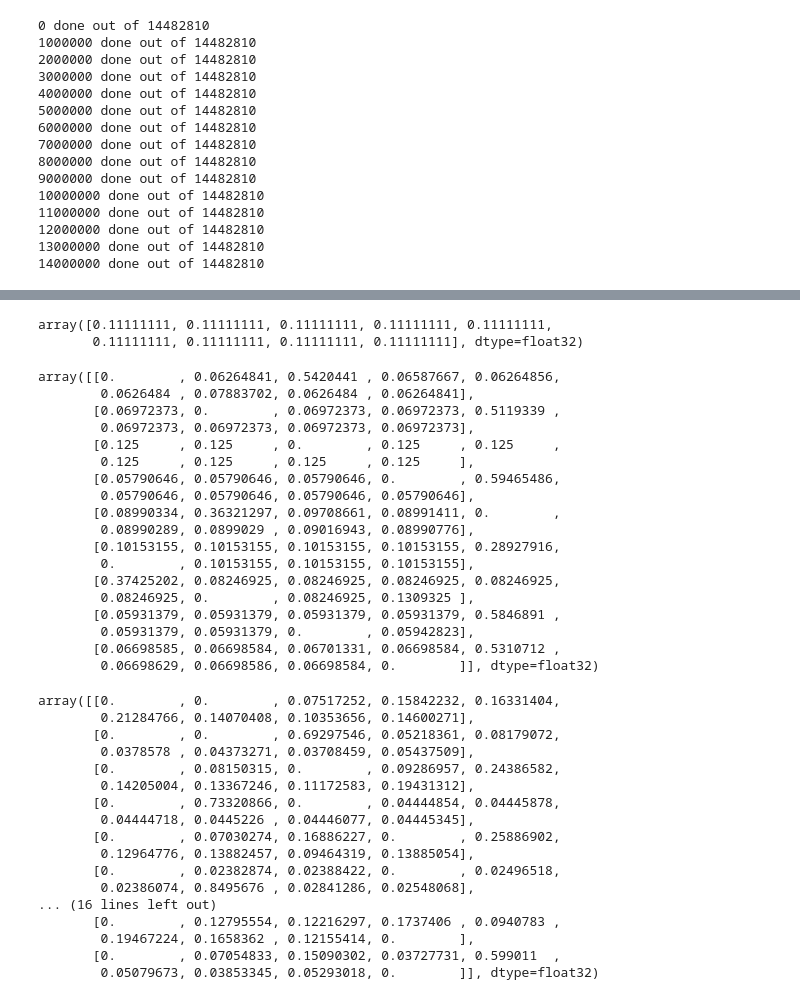
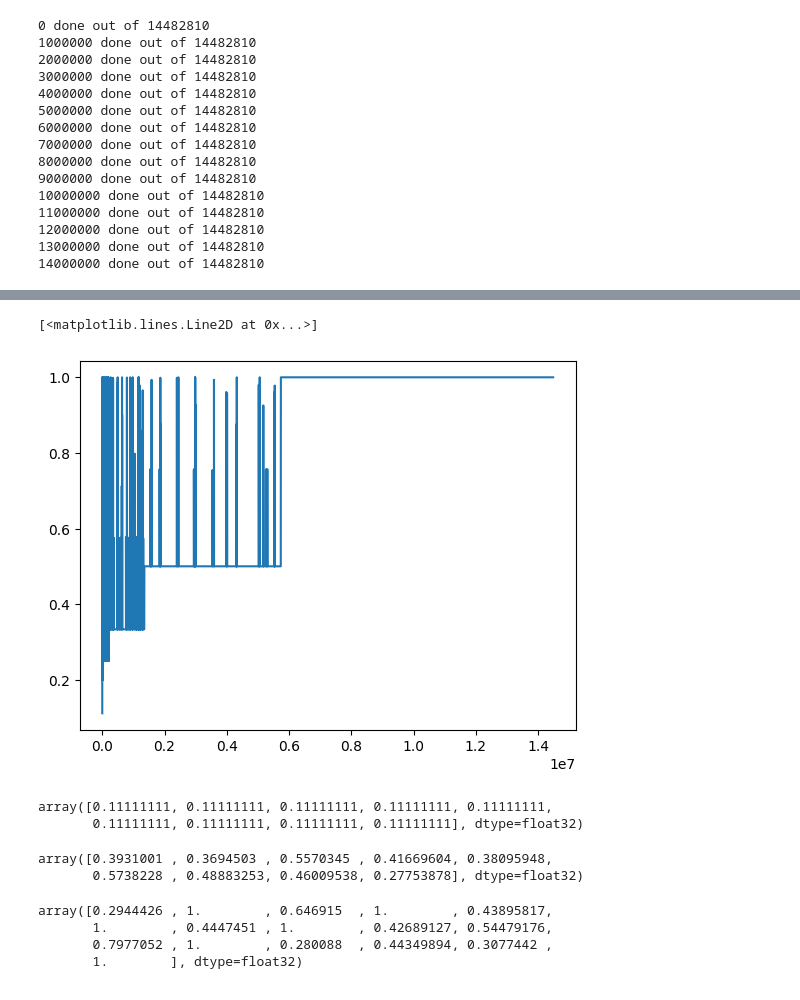
Before and after one commit to arnolds678/pttt-mcts, a Jupyter notebook: testing.ipynb, the cells around one changed output, grey strips where cells are left out. Cells and saved outputs as stored; diff of their text form; code cells hidden in the pictures.

```diff
--- a/testing.ipynb
+++ b/testing.ipynb
@@ -37,48 +83,25 @@ mcts.get_strategy(0, 'pttt-infosets/player0-infoset.txt')
 # %%
 strategy = np.load('pttt_pl0.npy')
+# %%
+import matplotlib.pyplot as plt
+plt.plot(strategy.max(axis=1))
+# %% [output]
+[<matplotlib.lines.Line2D at 0x...>]
+[figure, added]
 # %%
 strategy[0]
 # %% [output]
 array([0.11111111, 0.11111111, 0.11111111, 0.11111111, 0.11111111,
        0.11111111, 0.11111111, 0.11111111, 0.11111111], dtype=float32)
 # %%
-strategy[1:10]
+strategy[1:10].max(axis=1)
 # %% [output]
-array([[0.        , 0.06264841, 0.5420441 , 0.06587667, 0.06264856,
-        0.0626484 , 0.07883702, 0.0626484 , 0.06264841],
-       [0.06972373, 0.        , 0.06972373, 0.06972373, 0.5119339 ,
-        0.06972373, 0.06972373, 0.06972373, 0.06972373],
-       [0.125     , 0.125     , 0.        , 0.125     , 0.125     ,
-        0.125     , 0.125     , 0.125     , 0.125     ],
-       [0.05790646, 0.05790646, 0.05790646, 0.        , 0.59465486,
-        0.05790646, 0.05790646, 0.05790646, 0.05790646],
-       [0.08990334, 0.36321297, 0.09708661, 0.08991411, 0.        ,
-        0.08990289, 0.0899029 , 0.09016943, 0.08990776],
-       [0.10153155, 0.10153155, 0.10153155, 0.10153155, 0.28927916,
-        0.        , 0.10153155, 0.10153155, 0.10153155],
-       [0.37425202, 0.08246925, 0.08246925, 0.08246925, 0.08246925,
-        0.08246925, 0.        , 0.08246925, 0.1309325 ],
-       [0.05931379, 0.05931379, 0.05931379, 0.05931379, 0.5846891 ,
-        0.05931379, 0.05931379, 0.        , 0.05942823],
-       [0.06698585, 0.06698584, 0.06701331, 0.06698584, 0.5310712 ,
-        0.06698629, 0.06698586, 0.06698584, 0.        ]], dtype=float32)
+array([0.3931001 , 0.3694503 , 0.5570345 , 0.41669604, 0.38095948,
+       0.5738228 , 0.48883253, 0.46009538, 0.27753878], dtype=float32)
 # %%
-strategy[10:26]
+strategy[10:26].max(axis=1)
 # %% [output]
-array([[0.        , 0.        , 0.07517252, 0.15842232, 0.16331404,
-        0.21284766, 0.14070408, 0.10353656, 0.14600271],
-       [0.        , 0.        , 0.69297546, 0.05218361, 0.08179072,
-        0.0378578 , 0.04373271, 0.03708459, 0.05437509],
-       [0.        , 0.08150315, 0.        , 0.09286957, 0.24386582,
-        0.14205004, 0.13367246, 0.11172583, 0.19431312],
-       [0.        , 0.73320866, 0.        , 0.04444854, 0.04445878,
-        0.04444718, 0.0445226 , 0.04446077, 0.04445345],
-       [0.        , 0.07030274, 0.16886227, 0.        , 0.25886902,
-        0.12964776, 0.13882457, 0.09464319, 0.13885054],
-       [0.        , 0.02382874, 0.02388422, 0.        , 0.02496518,
-        0.02386074, 0.8495676 , 0.02841286, 0.02548068],
-... (16 lines left out)
-       [0.        , 0.12795554, 0.12216297, 0.1737406 , 0.0940783 ,
-        0.19467224, 0.1658362 , 0.12155414, 0.        ],
-       [0.        , 0.07054833, 0.15090302, 0.03727731, 0.599011  ,
-        0.05079673, 0.03853345, 0.05293018, 0.        ]], dtype=float32)
+array([0.2944426 , 1.        , 0.646915  , 1.        , 0.43895817,
+       1.        , 0.4447451 , 1.        , 0.42689127, 0.54479176,
+       0.7977052 , 1.        , 0.280088  , 0.44349894, 0.3077442 ,
+       1.        ], dtype=float32)
```
Also changed, not shown: parts of 12 cells of this notebook, 4 other files.
